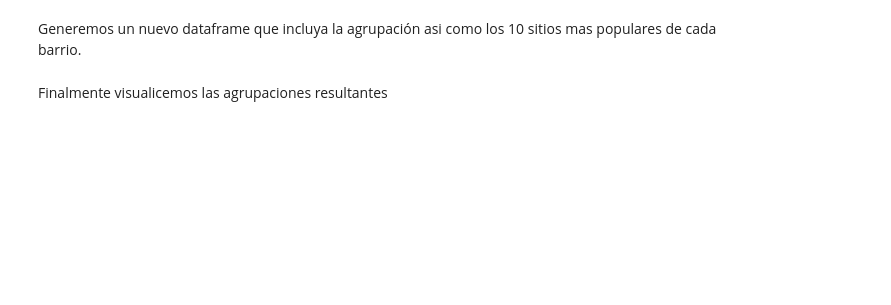
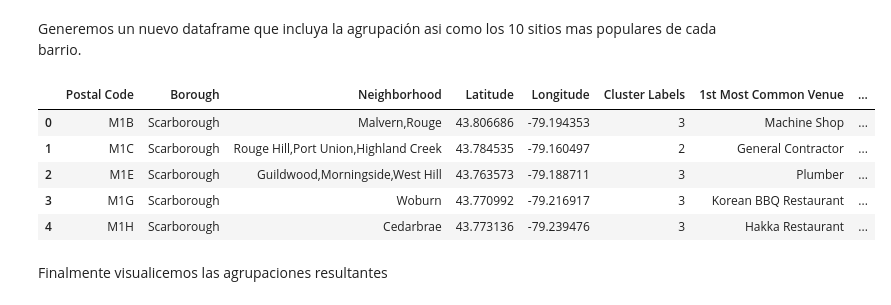
Before and after one commit to EmilBalju/Coursera_Capstone, a Jupyter notebook: Segmentación de Vecindarios en la Ciudad de Toronto, Canadá.ipynb, the cells around one changed output. Saved outputs shown, nothing was run; the diff lists cells and outputs as text; code cells hidden in the pictures; blank space fills up the shorter version.

```diff
--- a/Segmentación de Vecindarios en la Ciudad de Toronto, Canadá.ipynb
+++ b/Segmentación de Vecindarios en la Ciudad de Toronto, Canadá.ipynb
@@ -216,3 +203,0 @@ url
-# %%
-results = requests.get(url,headers = headers).json()
-results
@@ -237,5 +206,5 @@ results
 # %%
-def getNearbyVenues(names, latitudes, longitudes, radius=500,limit=5):
+def getNearbyVenues(names, latitudes, longitudes, radius=500,limit=10):
 
     URL='https://api.foursquare.com/v3/places/search?ll={},{}&radius={}&limit={}'
     headers = {
@@ -248,18 +217,39 @@ def getNearbyVenues(names, latitudes, longitudes, radius=500,limit=5):
         url = URL.format(lat, lng, radius, limit)
         results = requests.get(url,headers = headers).json()
 
-        for each_result in results['results']: # filter the result based on JSON identification
-            result={}
+        for i in range(0,len(results)):
+            result = {}
             result['Neighborhood']=name
             result['Neighborhood Latitude']=lat
             result['Neighborhood Longitude']=lng
-            result['Name']=each_result['name']
-            result['Venue Latitude']=each_result['geocodes']['main']['latitude']
-            result['Venue Longitude']=each_result['geocodes']['main']['longitude']
-            result['Locality']=each_result['location']['locality']
-            result['Category_Names']=each_result['categories'][0]['name']
+            result['Name']=results.get('results')[i]['name']
+            result['Venue Latitude']=results.get('results')[i]['geocodes']['main']['latitude']
+            result['Venue Longitude']=results.get('results')[i]['geocodes']['main']['longitude']
+            if len(results.get('results')[i]['categories'])!= 0:
+                result['Category_Names']=results.get('results')[i]['categories'][0]['name']
+            else:
+                result['Category_Names']= 0
             df_list.append(result.copy())
+
     return pd.DataFrame(df_list)
+
+#for each_result in results['results']: # filter the result based on JSON identification
+#            result={}
+#            result['Neighborhood']=name
+#            result['Neighborhood Latitude']=lat
+#            result['Neighborhood Longitude']=lng
+#            result['Name']=each_result['name']
+#            result['Venue Latitude']=each_result['geocodes']['main']['latitude']
+#            result['Venue Longitude']=each_result['geocodes']['main']['longitude']
+#            if each_result['location']['locality']!='':
+#                result['Locality']=each_result['location']['locality']
+#            else:
+#                result['Locality']='None'
+#            if each_result['categories'][0]['name']!='':
+#                result['Category_Names']=each_result['categories'][0]['name']
+#            else:
+#                result['Category_Names']= 'None'
+#            df_list.append(result.copy())
 # %% [markdown]
 #### Ahora ejecutamos la función anterior para cada categoria y creamos un nuevo dataframe llamado Toronto_venues
 # %%
@@ -270,0 +261,2 @@ IndexError: list index out of range
+# %%
+Toronto_venues.drop(Toronto_venues[Toronto_venues['Category_Names'] == 0].index, inplace=True)
@@ -375,13 +455,20 @@ Generemos un nuevo dataframe que incluya la agrupación asi como los 10 sitios m
 # %%
 # añadir etiquetas
 neighborhoods_venues_sorted.insert(0, 'Cluster Labels', kmeans.labels_)
 
-Toronto_merged = Toronto_data
+Toronto_merged = neighborhoods
 
 # juntar manhattan_grouped con manhattan_data
 Toronto_merged = Toronto_merged.join(neighborhoods_venues_sorted.set_index('Neighborhood'), on='Neighborhood')
 
 Toronto_merged.head() # revisar las ultimas columnas
+# %% [output]
+|  | Postal Code | Borough | Neighborhood | Latitude | Longitude | Cluster Labels | 1st Most Common Venue | ... |
+| 0 | M1B | Scarborough | Malvern,Rouge | 43.806686 | -79.194353 | 3 | Machine Shop | ... |
+| 1 | M1C | Scarborough | Rouge Hill,Port Union,Highland Creek | 43.784535 | -79.160497 | 2 | General Contractor | ... |
+| 2 | M1E | Scarborough | Guildwood,Morningside,West Hill | 43.763573 | -79.188711 | 3 | Plumber | ... |
+| 3 | M1G | Scarborough | Woburn | 43.770992 | -79.216917 | 3 | Korean BBQ Restaurant | ... |
+| 4 | M1H | Scarborough | Cedarbrae | 43.773136 | -79.239476 | 3 | Hakka Restaurant | ... |
 # %% [markdown]
 Finalmente visualicemos las agrupaciones resultantes
 # %%
```
Also changed, not shown: parts of 26 cells of this notebook.
